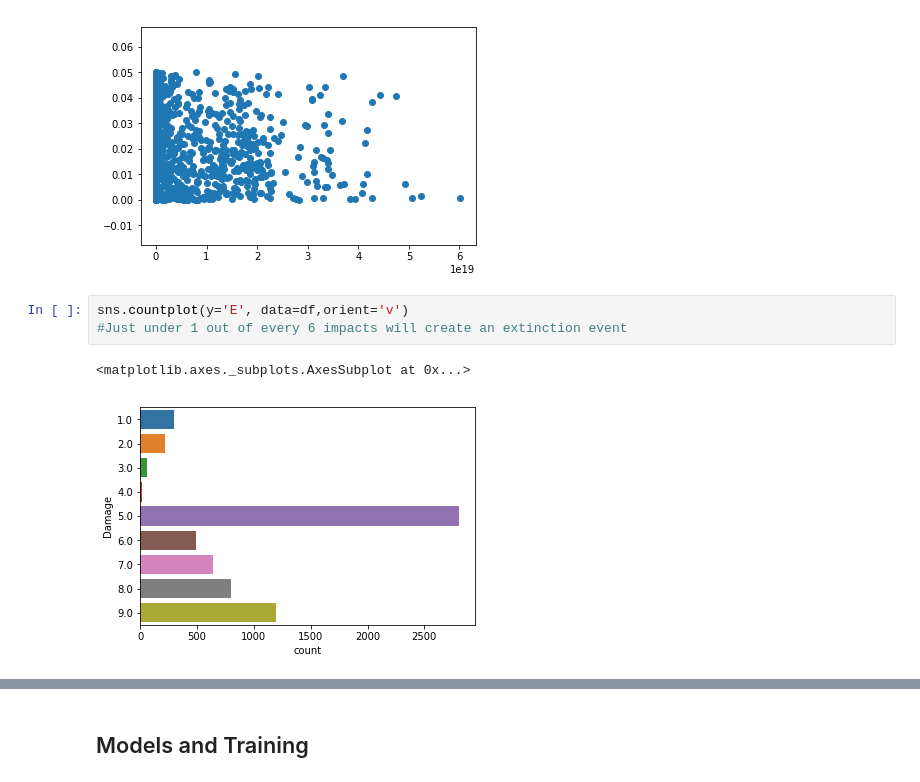
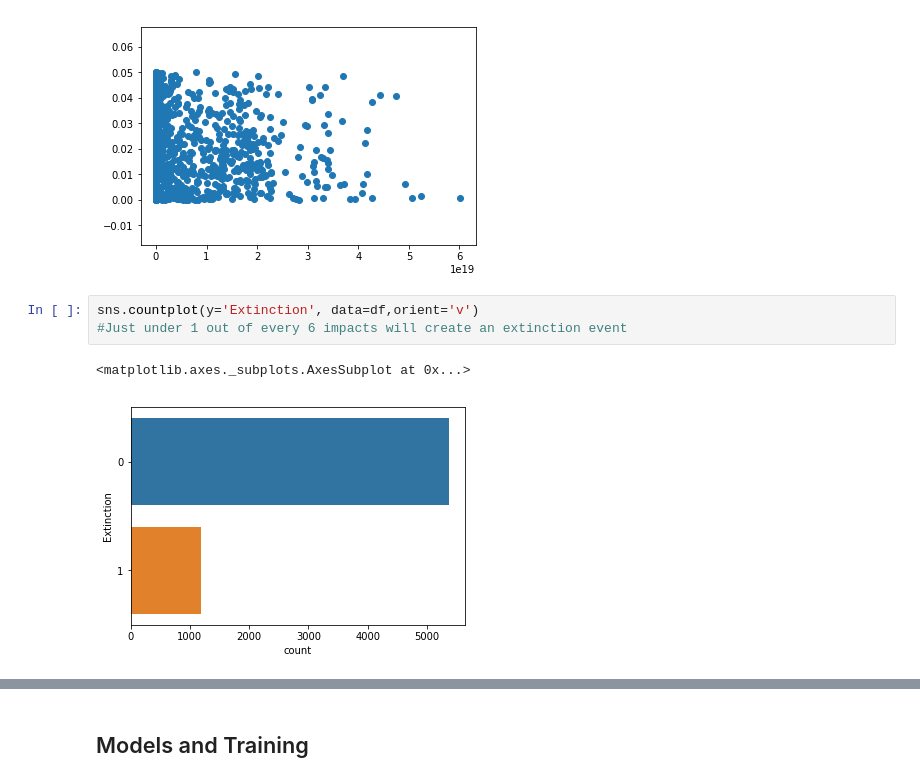
Before and after one commit to Doncurt/DS-final-proj, a Jupyter notebook: notebooks/Initial Exploration.ipynb, the cells around one changed output, grey strips where cells are left out. Cells and saved outputs as stored; diff of their text form.

```diff
--- a/notebooks/Initial Exploration.ipynb
+++ b/notebooks/Initial Exploration.ipynb
@@ -213,11 +231,11 @@ plt.scatter(df['Force(joules)'], df['CA Distance Minimum (au)'])
 <matplotlib.collections.PathCollection at 0x...>
 [figure]
 # %%
-sns.countplot(y='E', data=df,orient='v')
+sns.countplot(y='Extinction', data=df,orient='v')
 #Just under 1 out of every 6 impacts will create an extinction event
 # %% [output]
 <matplotlib.axes._subplots.AxesSubplot at 0x...>
-[figure, old version]
+[figure, new version]
 # %%
 group_by_date = pd.cut(df['Close-Approach (CA) Date'], np.arange(2018, 2200, 50))
 date_grouping = df.groupby(group_by_date).mean()
```
Also changed, not shown: parts of 8 cells of this notebook, 1 other file.
